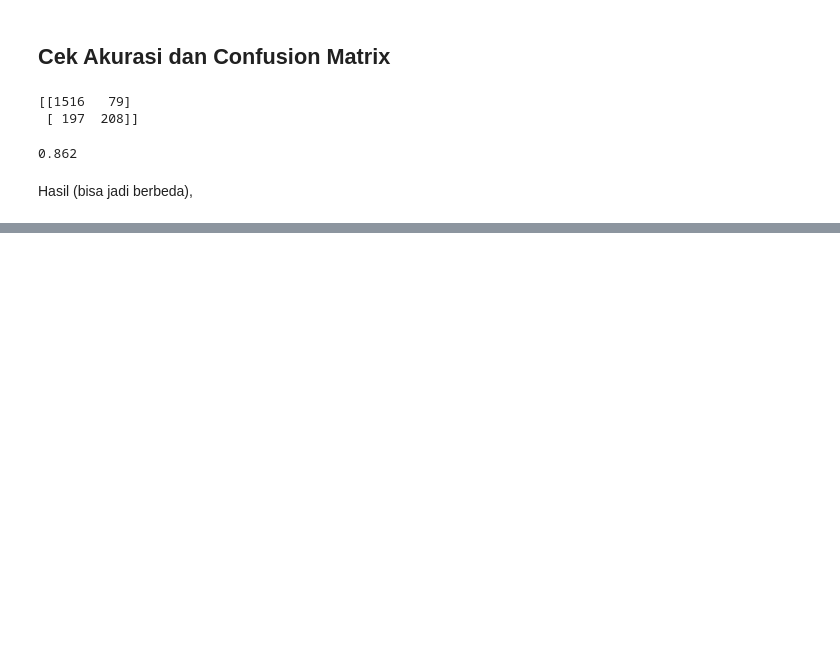
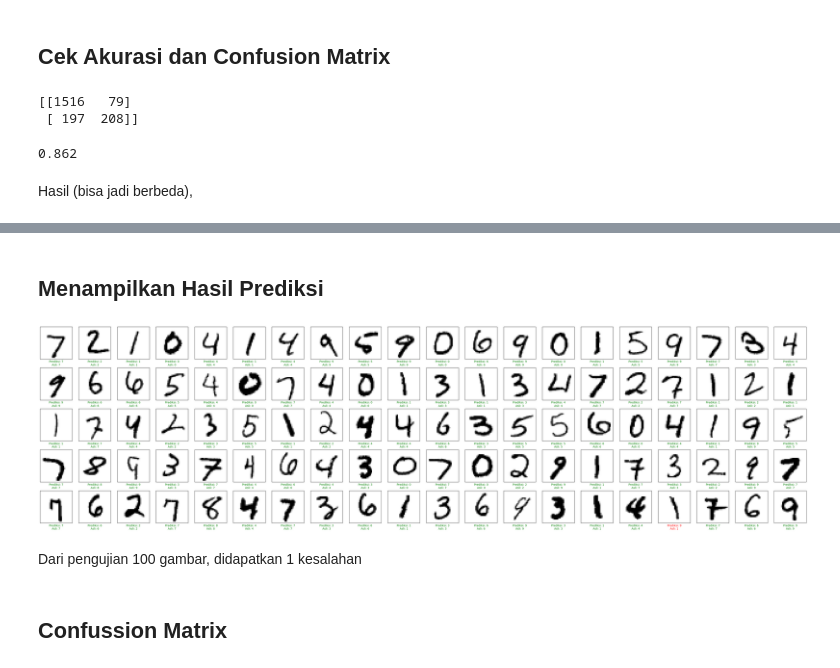
Before and after one commit to izamulfikri/machine-learning, a Jupyter notebook: week9.ipynb, the cells around one changed output, grey strips where cells are left out. Drawn from its saved outputs; the diff is of its cells as text; code cells hidden in the pictures; blank space fills up the shorter version.

```diff
--- a/week9.ipynb
+++ b/week9.ipynb
@@ -415,0 +465,7 @@ Hasil (bisa jadi berbeda),
+# %%
+model = keras.models.Sequential([
+    keras.layers.Flatten(input_shape=(28, 28)),
+    keras.layers.Dense(128, activation='relu'),
+    keras.layers.Dense(64, activation='relu'),
+    keras.layers.Dense(10, activation='softmax')
+])
@@ -415,0 +476,4 @@ Hasil (bisa jadi berbeda),
+# %%
+model.compile(optimizer='adam',
+              loss='sparse_categorical_crossentropy',
+              metrics=['accuracy'])
@@ -415,0 +483,2 @@ Hasil (bisa jadi berbeda),
+# %%
+model.fit(X_train, y_train, epochs=10, validation_data=(X_valid, y_valid))
@@ -415,0 +521,3 @@ Hasil (bisa jadi berbeda),
+# %%
+y_pred = model.predict(X_test)
+y_pred_classes = np.argmax(y_pred, axis=1)
@@ -415,0 +526,22 @@ Hasil (bisa jadi berbeda),
+# %% [markdown]
+## Menampilkan Hasil Prediksi
+# %%
+plt.figure(figsize=(50, 13))
+for i in range(100):
+    plt.subplot(5, 20, i+1)
+    plt.xticks([])
+    plt.yticks([])
+    plt.grid(False)
+    if y_pred_classes[i] == y_test[i]:
+        plt.imshow(X_test[i], cmap=plt.cm.binary)
+        plt.xlabel(f'Prediksi: {y_pred_classes[i]}\nAsli: {y_test[i]}', color='green')
+    else:
+        plt.imshow(X_test[i], cmap=plt.cm.binary)
+        plt.xlabel(f'Prediksi: {y_pred_classes[i]}\nAsli: {y_test[i]}', color='red')
+plt.show()
+# %% [output]
+[figure, added]
+# %% [markdown]
+Dari pengujian 100 gambar, didapatkan 1 kesalahan
+# %% [markdown]
+## Confussion Matrix
```
Also changed, not shown: parts of 22 cells of this notebook.
